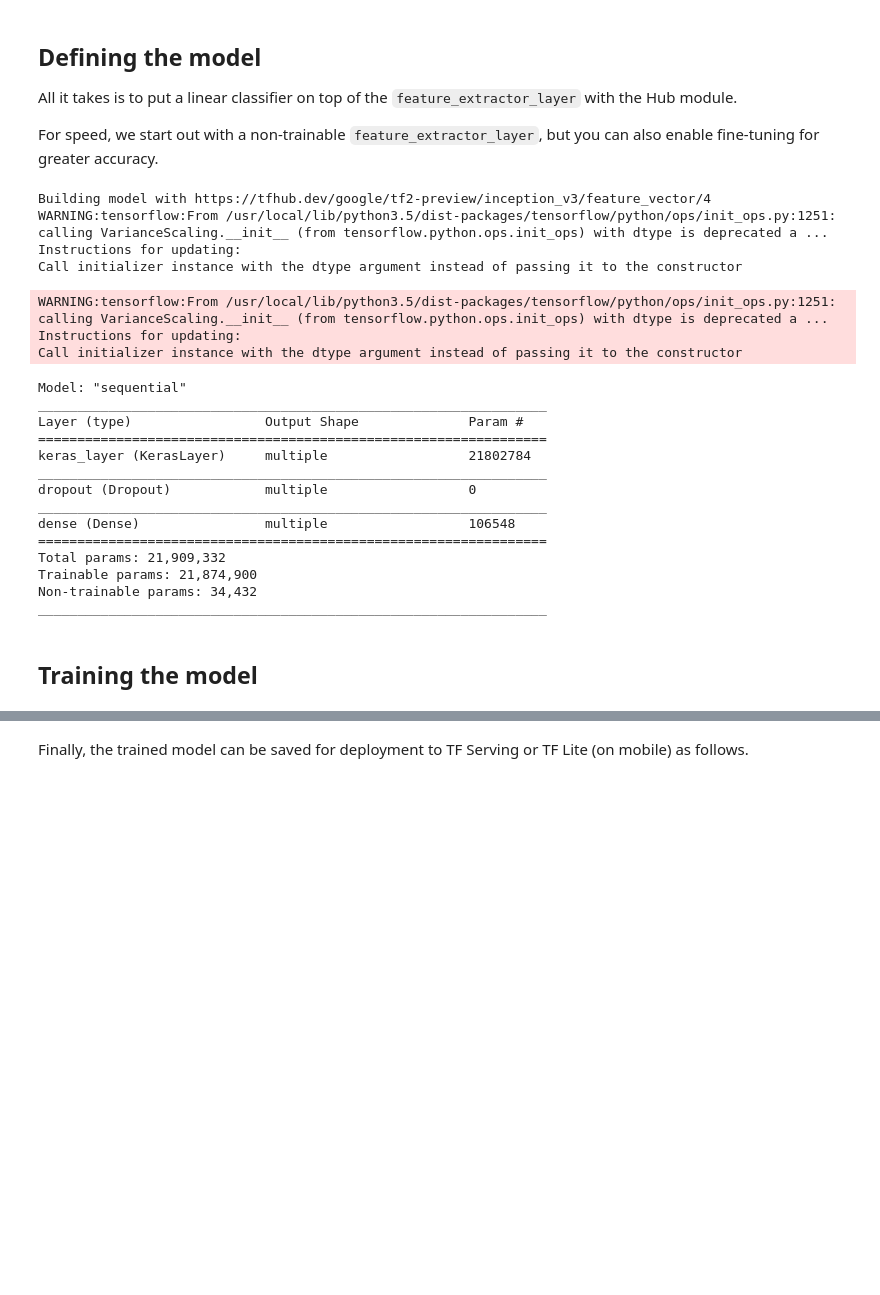
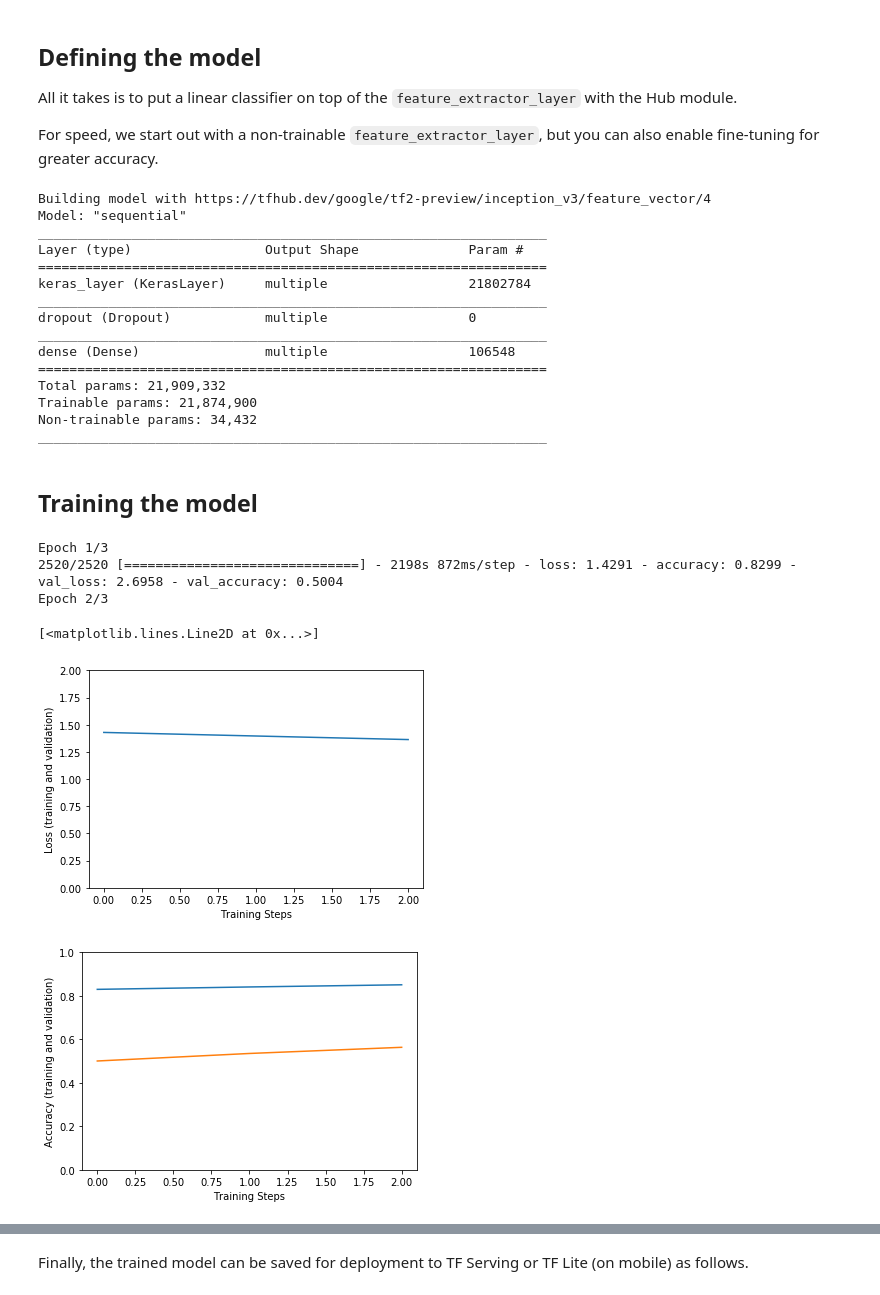
Before and after one commit to internetoftim/labidub, a Jupyter notebook: unimodal-image/hub/examples/colab/tf2_image_retraining.ipynb, the cells around one changed output, grey strips where cells are left out. Saved outputs shown, nothing was run; the diff lists cells and outputs as text; code cells hidden in the pictures; blank space fills up the shorter version.

Commit message:
train test split

```diff
--- a/unimodal-image/hub/examples/colab/tf2_image_retraining.ipynb
+++ b/unimodal-image/hub/examples/colab/tf2_image_retraining.ipynb
@@ -115,4 +152,5 @@ data_dir=str(data_dir)
 # %%
+data_dir = "Dataset_Fill/train"
 datagen_kwargs = dict(rescale=1./255, validation_split=.20)
 dataflow_kwargs = dict(target_size=IMAGE_SIZE, batch_size=BATCH_SIZE,
                    interpolation="bilinear")
@@ -158,26 +196,20 @@ model.build((None,)+IMAGE_SIZE+(3,))
 model.summary()
 # %% [output]
 Building model with https://tfhub.dev/google/tf2-preview/inception_v3/feature_vector/4
-WARNING:tensorflow:From /usr/local/lib/python3.5/dist-packages/tensorflow/python/ops/init_ops.py:1251: calling VarianceScaling.__init__ (from tensorflow.python.ops.init_ops) with dtype is deprecated a ...
-Instructions for updating:
-Call initializer instance with the dtype argument instead of passing it to the constructor
+Model: "sequential"
+_________________________________________________________________
+Layer (type)                 Output Shape              Param #
+=================================================================
+keras_layer (KerasLayer)     multiple                  21802784
+_________________________________________________________________
+dropout (Dropout)            multiple                  0
+_________________________________________________________________
+dense (Dense)                multiple                  106548
+=================================================================
+Total params: 21,909,332
+Trainable params: 21,874,900
+Non-trainable params: 34,432
+_________________________________________________________________
-WARNING:tensorflow:From /usr/local/lib/python3.5/dist-packages/tensorflow/python/ops/init_ops.py:1251: calling VarianceScaling.__init__ (from tensorflow.python.ops.init_ops) with dtype is deprecated a ...
-Instructions for updating:
-Call initializer instance with the dtype argument instead of passing it to the constructor
-Model: "sequential"
-_________________________________________________________________
-Layer (type)                 Output Shape              Param #
-=================================================================
-keras_layer (KerasLayer)     multiple                  21802784
-_________________________________________________________________
-dropout (Dropout)            multiple                  0
-_________________________________________________________________
-dense (Dense)                multiple                  106548
-=================================================================
-Total params: 21,909,332
-Trainable params: 21,874,900
-Non-trainable params: 34,432
-_________________________________________________________________
 # %% [markdown]
 ## Training the model
 # %%
@@ -190,23 +222,31 @@ steps_per_epoch = train_generator.samples // train_generator.batch_size
 validation_steps = valid_generator.samples // valid_generator.batch_size
 hist = model.fit_generator(
     train_generator,
-    epochs=10, steps_per_epoch=steps_per_epoch,
+    epochs=3, steps_per_epoch=steps_per_epoch,
     validation_data=valid_generator,
-    validation_steps=validation_steps).history
+    validation_steps=validation_steps,verbose=1).history
+# %% [output]
+Epoch 1/3
+2520/2520 [==============================] - 2198s 872ms/step - loss: 1.4291 - accuracy: 0.8299 - val_loss: 2.6958 - val_accuracy: 0.5004
+Epoch 2/3
 # %%
 plt.figure()
 plt.ylabel("Loss (training and validation)")
 plt.xlabel("Training Steps")
 plt.ylim([0,2])
 plt.plot(hist["loss"])
 plt.plot(hist["val_loss"])
 
 plt.figure()
 plt.ylabel("Accuracy (training and validation)")
 plt.xlabel("Training Steps")
 plt.ylim([0,1])
-plt.plot(hist["acc"])
-plt.plot(hist["val_acc"])
+plt.plot(hist["accuracy"])
+plt.plot(hist["val_accuracy"])
+# %% [output]
+[<matplotlib.lines.Line2D at 0x...>]
+[figure, added]
+[figure, added]
 # %%
 hist
 # %% [output]
```
Also changed, not shown: parts of 19 cells of this notebook, 2 other files.
